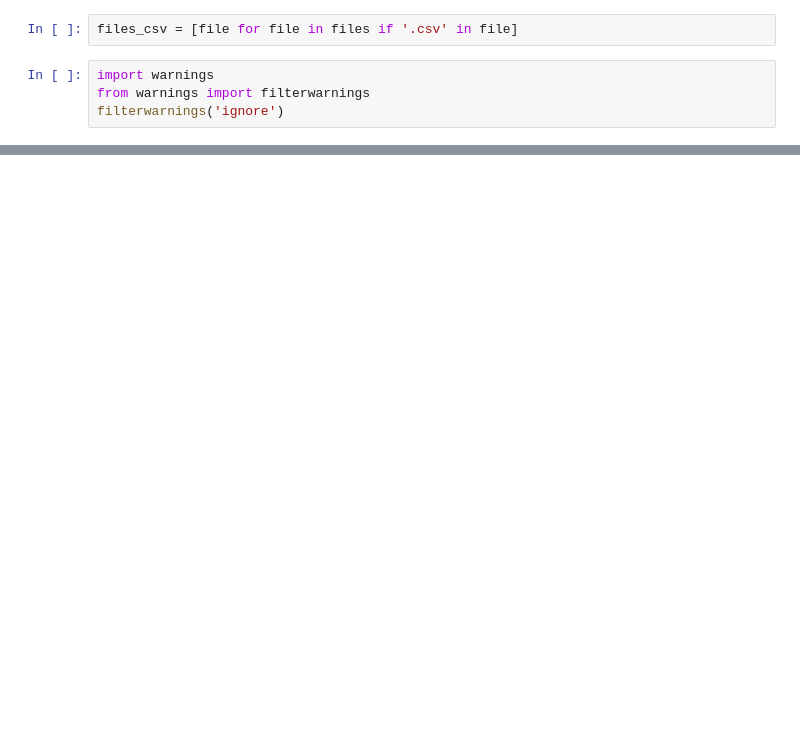
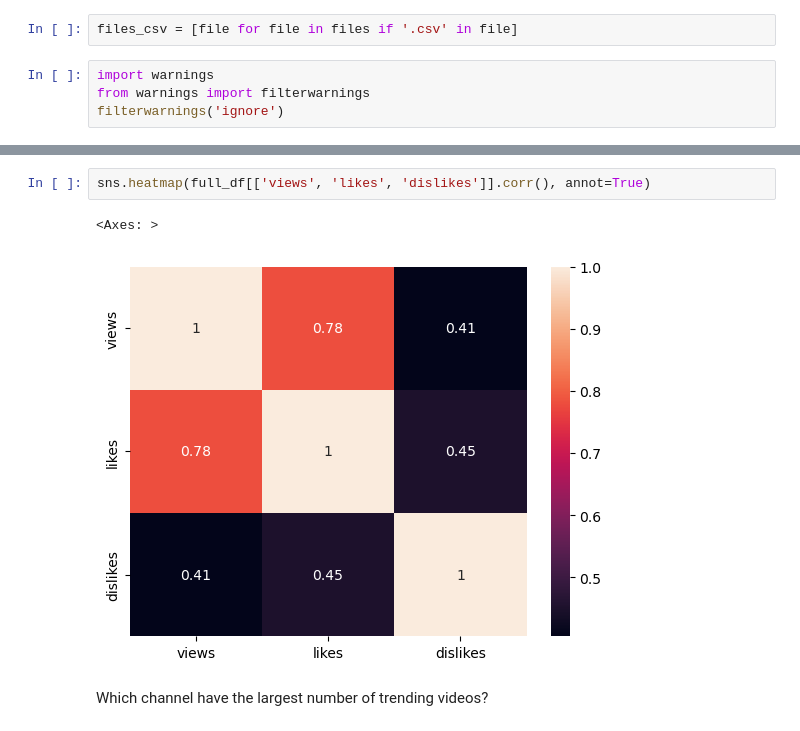
Before and after one commit to Satyam-Arya/Youtube_DataAnalysis, a Jupyter notebook: Youtube_analysis.ipynb, the cells around one changed output, grey strips where cells are left out. Cells and saved outputs as stored; diff of their text form; blank space fills up the shorter version.

```diff
--- a/Youtube_analysis.ipynb
+++ b/Youtube_analysis.ipynb
@@ -391,0 +591,7 @@ full_df.shape
+# %%
+sns.heatmap(full_df[['views', 'likes', 'dislikes']].corr(), annot=True)
+# %% [output]
+<Axes: >
+[figure, added]
+# %% [markdown]
+Which channel have the largest number of trending videos?
```
Also changed, not shown: parts of 40 cells of this notebook, 21 other files.
